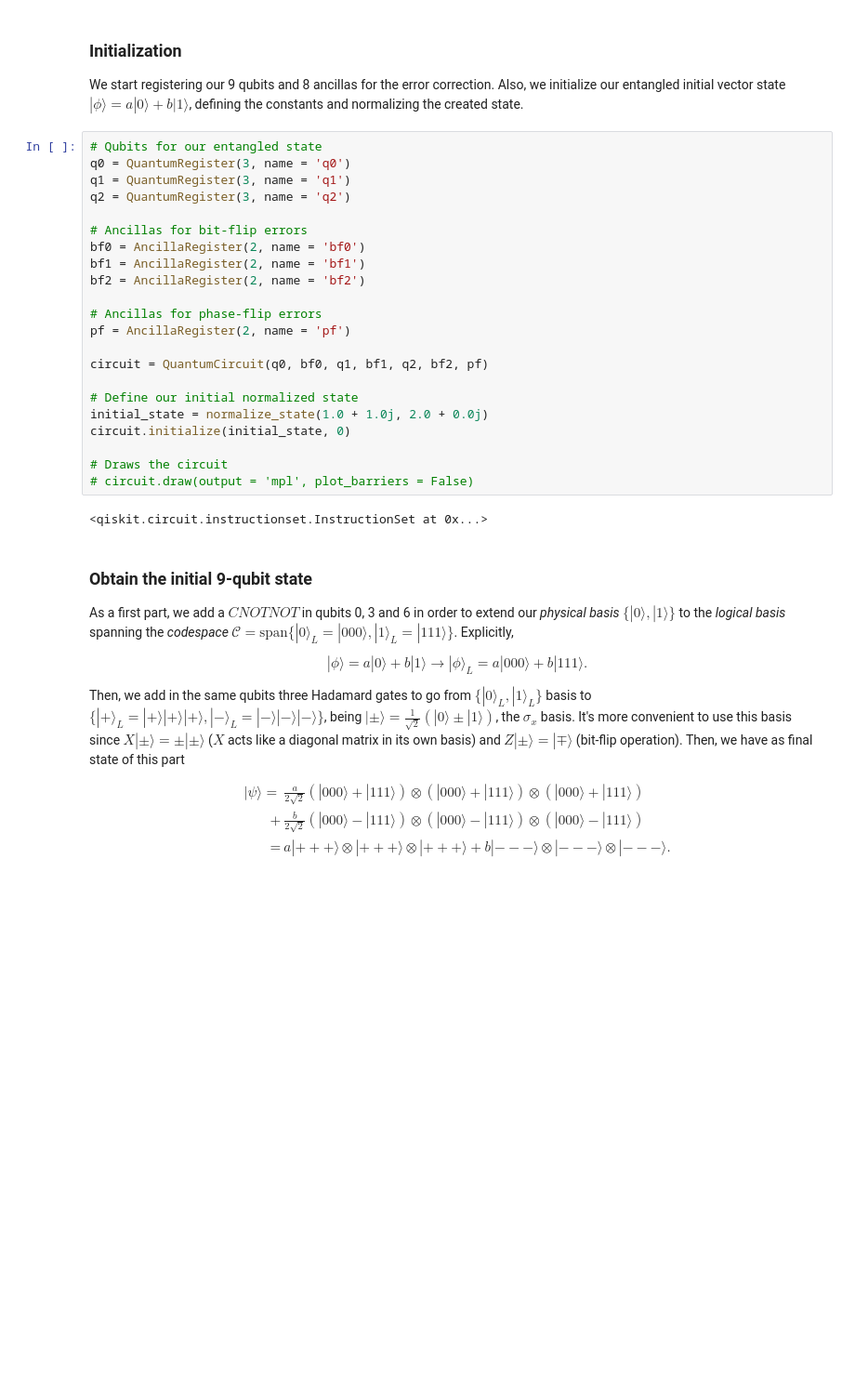
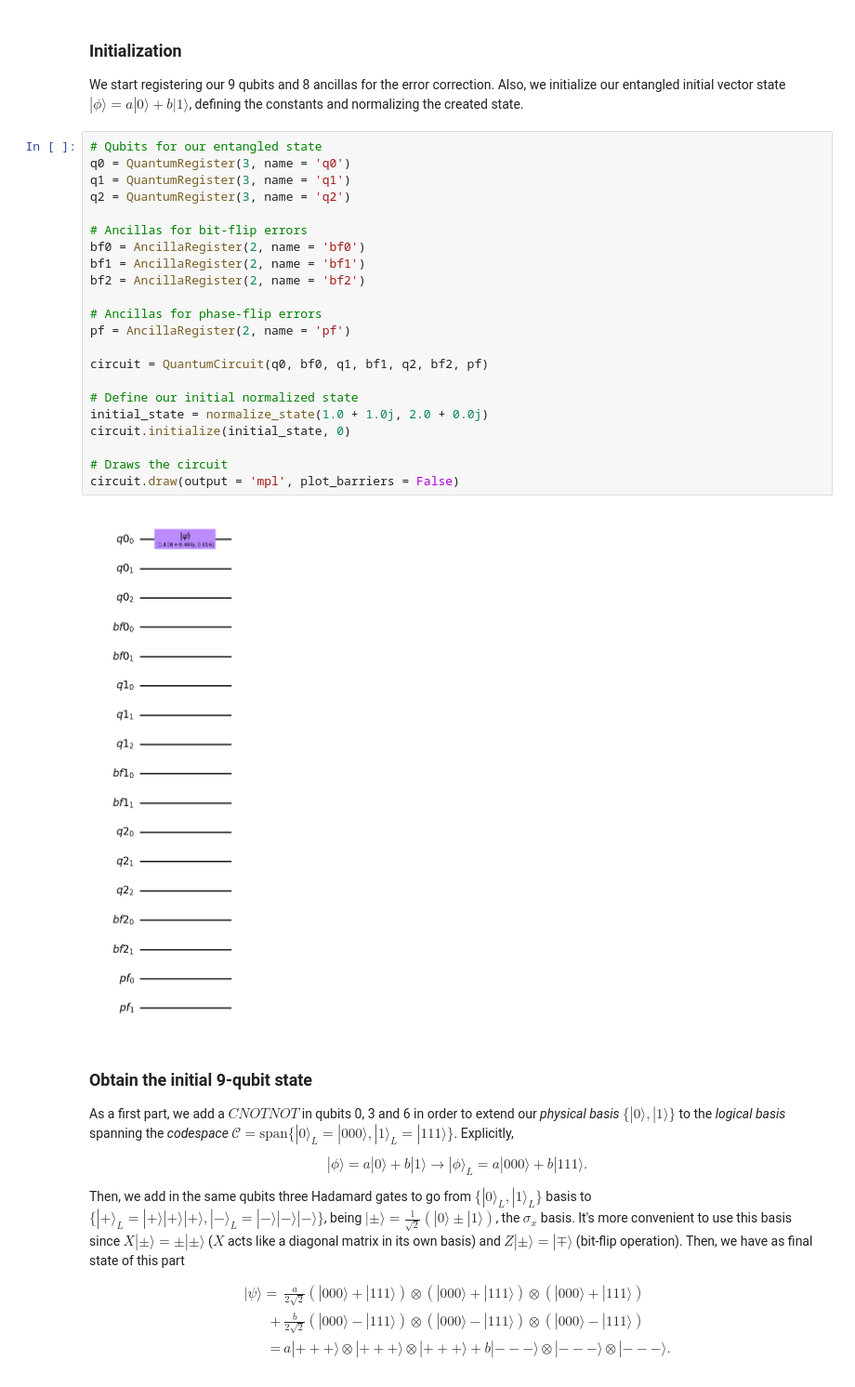
Before and after one commit to TonyPlaysGames/Shors-NeuralNetwork, a Jupyter notebook: ShorNeuralNetwork.ipynb, the cells around one changed output. Shown: that part at 93% size. Saved outputs shown, nothing was run; the diff lists cells and outputs as text; blank space fills up the shorter version.

```diff
--- a/ShorNeuralNetwork.ipynb
+++ b/ShorNeuralNetwork.ipynb
@@ -23,27 +23,27 @@ We start registering our 9 qubits and 8 ancillas for the error correction. Also,
 # %%
 # Qubits for our entangled state
 q0 = QuantumRegister(3, name = 'q0')
 q1 = QuantumRegister(3, name = 'q1')
 q2 = QuantumRegister(3, name = 'q2')
 
 # Ancillas for bit-flip errors
 bf0 = AncillaRegister(2, name = 'bf0')
 bf1 = AncillaRegister(2, name = 'bf1')
 bf2 = AncillaRegister(2, name = 'bf2')
 
 # Ancillas for phase-flip errors
 pf = AncillaRegister(2, name = 'pf')
 
 circuit = QuantumCircuit(q0, bf0, q1, bf1, q2, bf2, pf)
 
 # Define our initial normalized state
 initial_state = normalize_state(1.0 + 1.0j, 2.0 + 0.0j)
 circuit.initialize(initial_state, 0)
 
 # Draws the circuit
-# circuit.draw(output = 'mpl', plot_barriers = False)
+circuit.draw(output = 'mpl', plot_barriers = False)
 # %% [output]
-<qiskit.circuit.instructionset.InstructionSet at 0x...>
+[figure, added]
 # %% [markdown]
 ### Obtain the initial 9-qubit state
 
```
Also changed, not shown: 1 other file.
